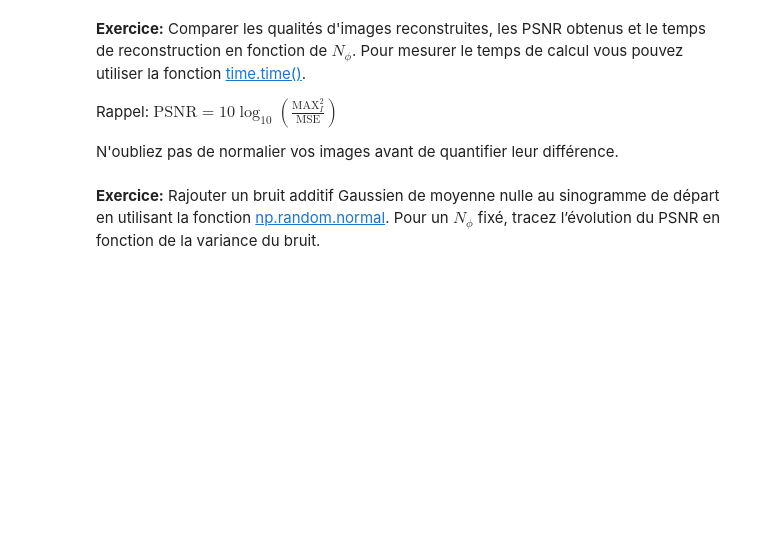
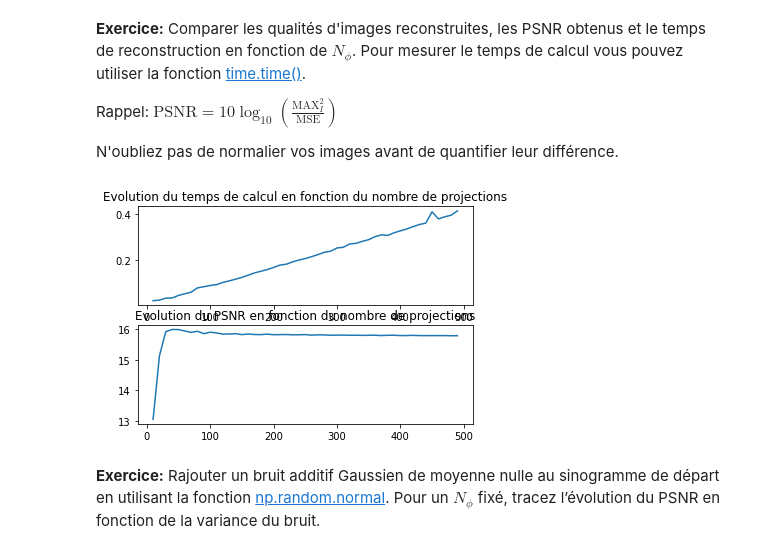
Before and after one commit to Guillaume0477/Tomographie, a Jupyter notebook: tp_tomo.ipynb, the cells around one changed output. Saved outputs shown, nothing was run; the diff lists cells and outputs as text; code cells hidden in the pictures; blank space fills up the shorter version.

```diff
--- a/tp_tomo.ipynb
+++ b/tp_tomo.ipynb
@@ -345,15 +336,38 @@ plt.colorbar()
 Rappel: $\mathrm{PSNR}= 10 \log_{10}(\frac{\mathrm{MAX}^2_I}{\mathrm{MSE}})$
 
 N'oubliez pas de normalier vos images avant de quantifier leur différence.
-# %%
-
-
-MSE = np.mean((rec/255 - reference/255)**2)
-
-
-
-PSNR = 10*np.log10(1/MSE)
-
-print(PSNR)
+# %%
+import time
+tps = []
+psnr = []
+N = range(10,500,10)
+for n in N:
+    #Création des différents angles
+    phisVal = np.linspace(0,180, n)
+    t1 = time.time()
+    #Création du sinnogramme
+    sinog, sVals = RadonTransformSheppLogan(phisVal)
+    #Retroprojection
+    newRec = BackprojectionFiltered(n, sinog, s, x1, x2)
+
+    #Calcul du temps
+    t2 = time.time()
+    tps.append(t2-t1)
+    #Calcul du psnr
+    MSE = np.mean((rec/np.max(np.max(newRec)) - reference/np.max(np.max(reference)))**2)
+    PSNR = 10*np.log10(1/MSE)
+    psnr.append(PSNR)
+
+
+plt.figure()
+plt.subplot(211)
+plt.plot(N, tps)
+plt.title("Evolution du temps de calcul en fonction du nombre de projections")
+plt.subplot(212)
+plt.plot(N, psnr)
+plt.title("Evolution du PSNR en fonction du nombre de projections")
+plt.show()
+# %% [output]
+[figure, added]
 # %% [markdown]
 **Exercice:** Rajouter un bruit additif Gaussien de moyenne nulle au sinogramme de départ en utilisant la fonction [np.random.normal](https://numpy.org/doc/stable/reference/random/generated/numpy.random.normal.html). Pour un $N_\phi$ fixé, tracez l’évolution du PSNR en fonction de la variance du bruit.
```
Also changed, not shown: parts of 9 cells of this notebook.
